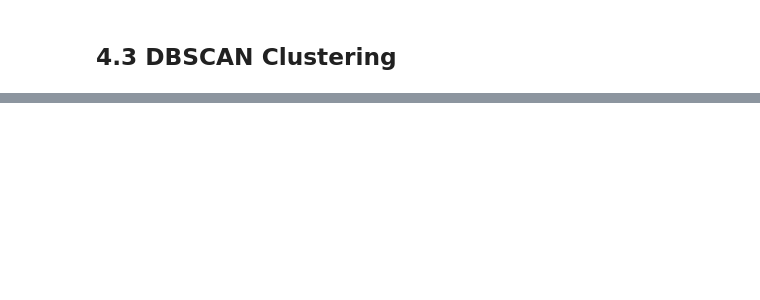
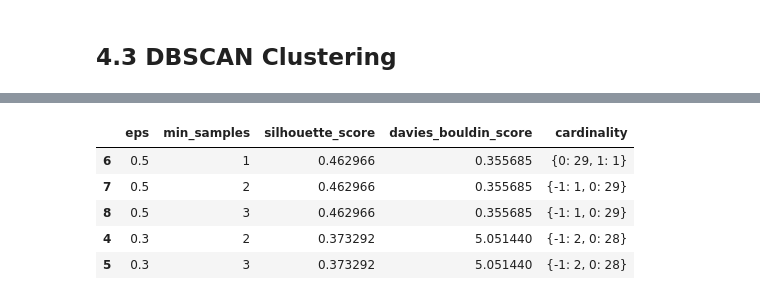
Before and after one commit to SupernovaIa/Formula-1-ML-Project, a Jupyter notebook: notebook/A2-Model-Clustering.ipynb, the cells around one changed output, grey strips where cells are left out. Cells and saved outputs as stored; diff of their text form; code cells hidden in the pictures; blank space fills up the shorter version.

```diff
--- a/notebook/A2-Model-Clustering.ipynb
+++ b/notebook/A2-Model-Clustering.ipynb
@@ -251,0 +327,9 @@ dbscan_methods(df_scaled, eps_values=[i/10 for i in range(1,50, 3)], min_samples
+# %%
+dbscan_methods(df_kmeans.drop(columns='cluster'), eps_values=[i/10 for i in range(1,20, 2)], min_samples_values=[1, 2, 3]).head()
+# %% [output]
+|  | eps | min_samples | silhouette_score | davies_bouldin_score | cardinality |
+| 6 | 0.5 | 1 | 0.462966 | 0.355685 | {0: 29, 1: 1} |
+| 7 | 0.5 | 2 | 0.462966 | 0.355685 | {-1: 1, 0: 29} |
+| 8 | 0.5 | 3 | 0.462966 | 0.355685 | {-1: 1, 0: 29} |
+| 4 | 0.3 | 2 | 0.373292 | 5.051440 | {-1: 2, 0: 28} |
+| 5 | 0.3 | 3 | 0.373292 | 5.051440 | {-1: 2, 0: 28} |
```
Also changed, not shown: parts of 33 cells of this notebook.
